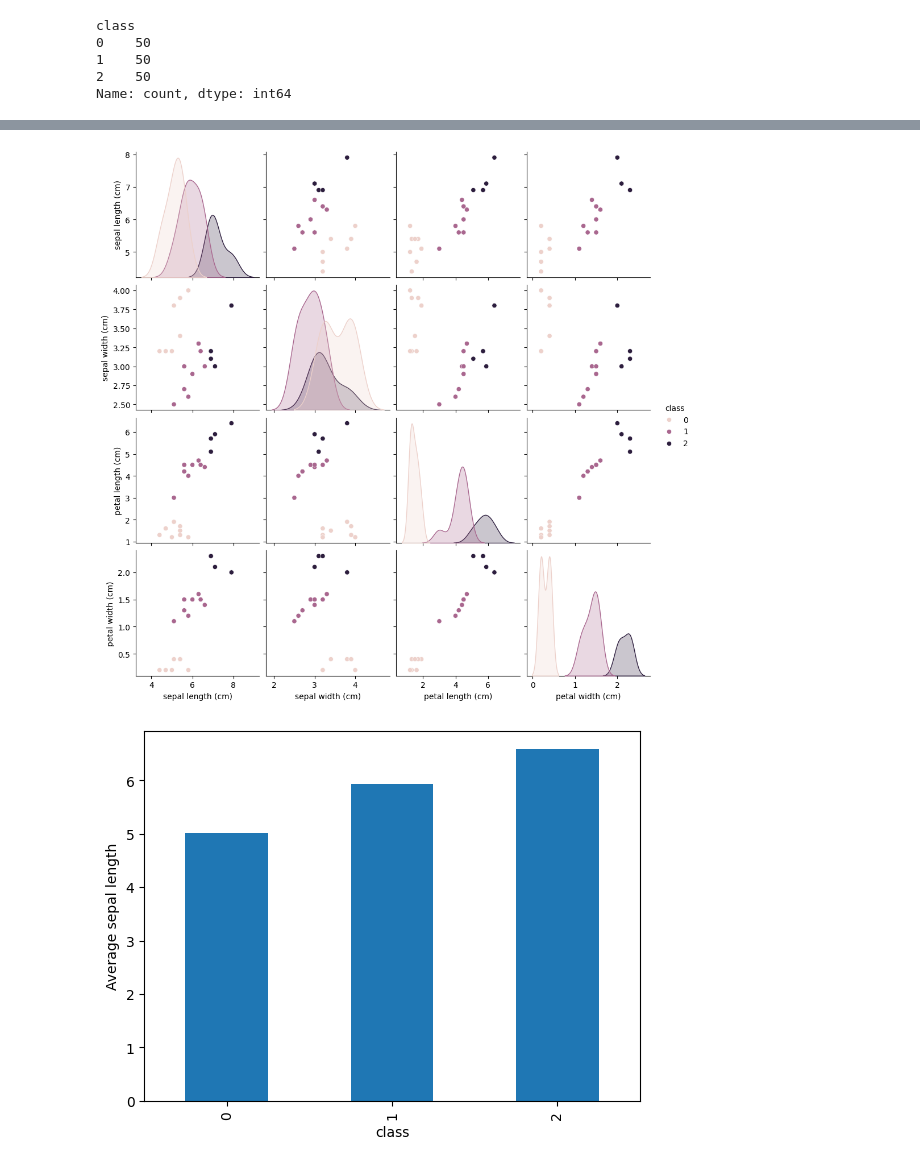
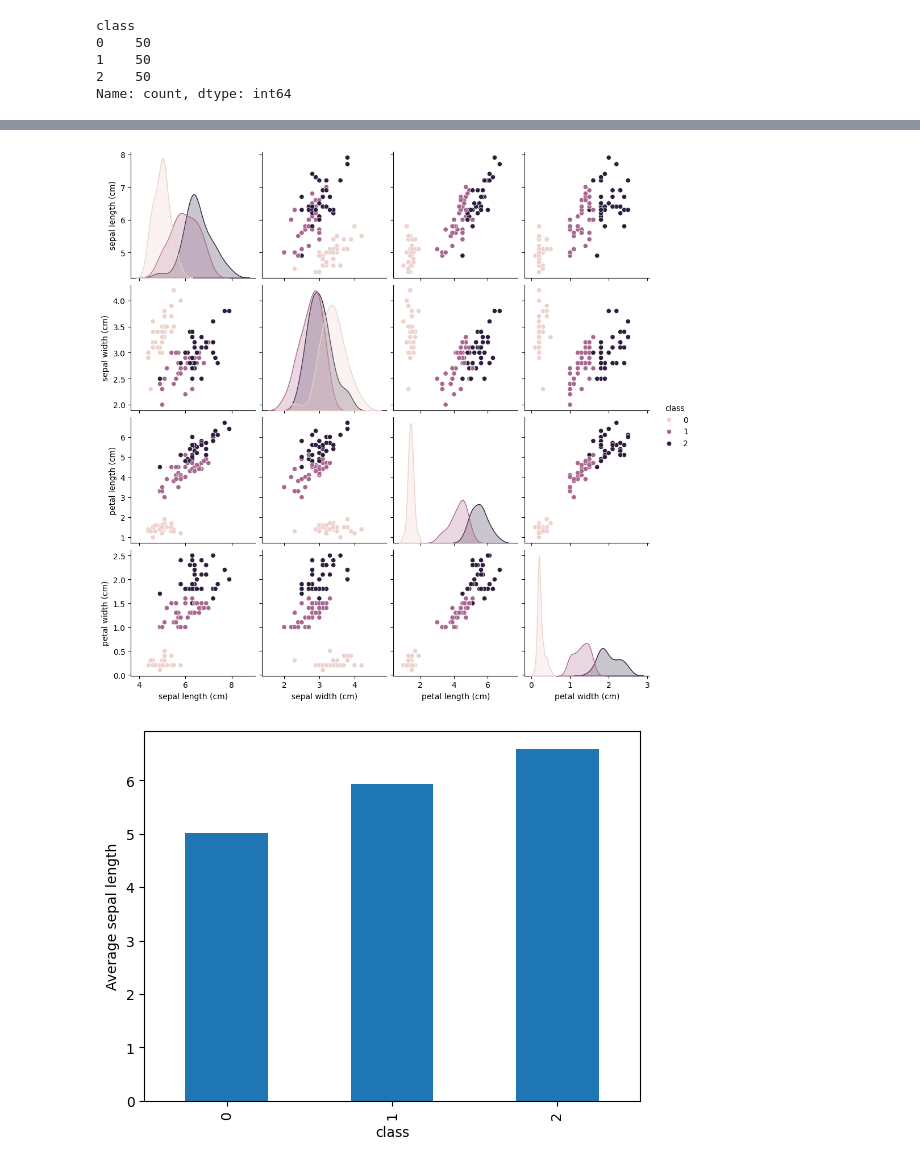
Before and after one commit to AIBabyTeaching/Machine-Learning-Summer-25, a Jupyter notebook: notebooks/00_Welcome.ipynb, the cells around one changed output, grey strips where cells are left out. Drawn from its saved outputs; the diff is of its cells as text; code cells hidden in the pictures.

```diff
--- a/notebooks/00_Welcome.ipynb
+++ b/notebooks/00_Welcome.ipynb
@@ -151,10 +170,9 @@ Name: count, dtype: int64
 # %%
-import seaborn as sns
-import matplotlib.pyplot as plt
-sns.pairplot(df.sample(20, random_state=1), hue='class')
+import seaborn as sns, matplotlib.pyplot as plt # Data Visualization
+sns.pairplot(df.sample(100), hue='class')
 plt.show()
 # %% [output]
-[figure, old version]
+[figure, new version]
 # %%
 import matplotlib.pyplot as plt
 df.groupby('class')['sepal length (cm)'].mean().plot(kind='bar', ylabel='Average sepal length')
```
Also changed, not shown: parts of 14 cells of this notebook, 1 other file.
